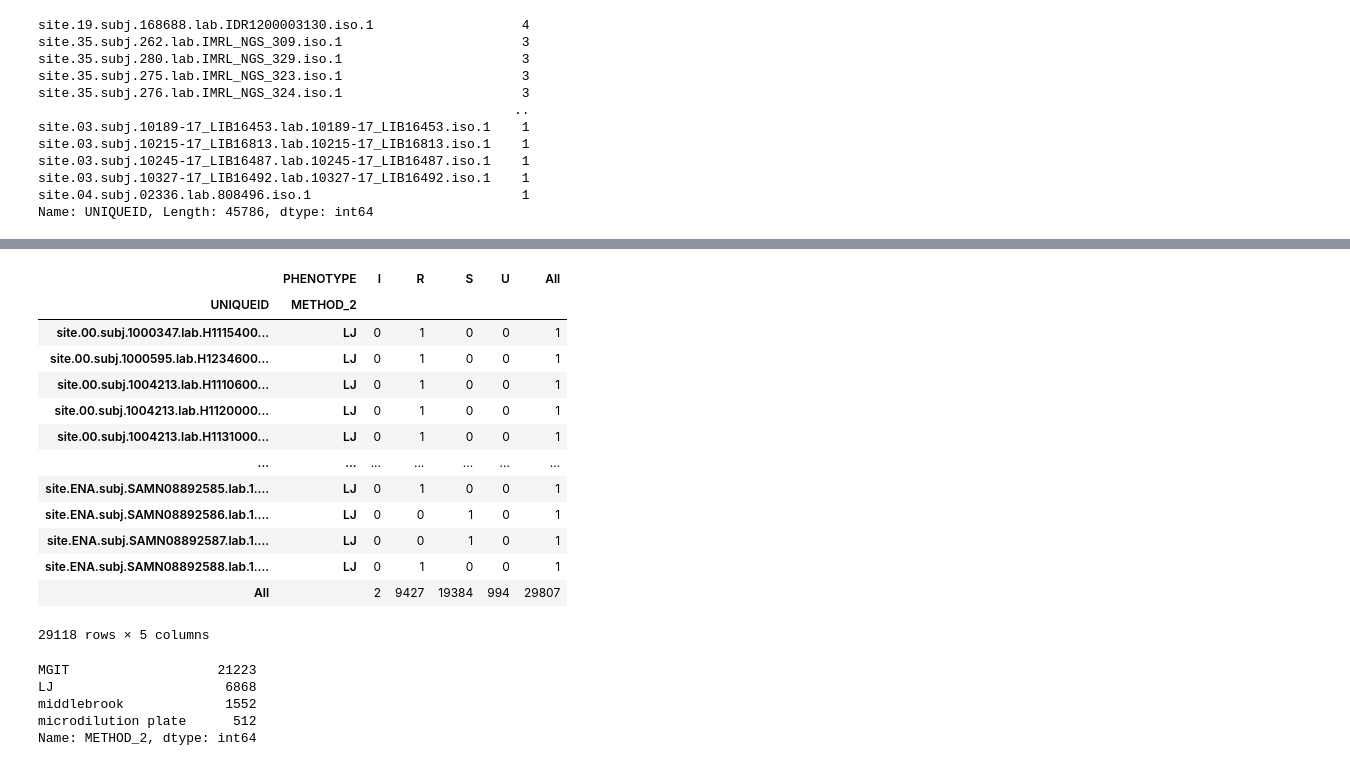
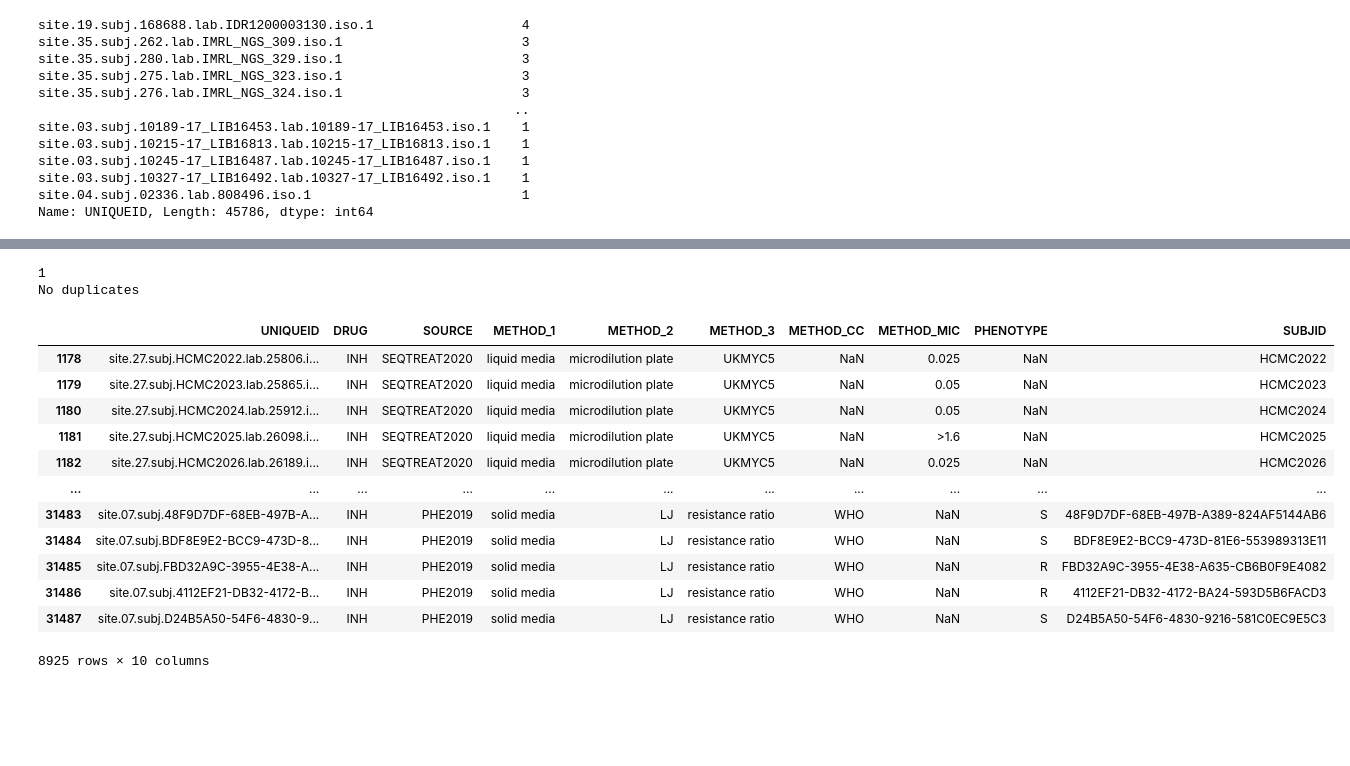
Before and after one commit to fowler-lab/Inh_resistance, a Jupyter notebook: CRyPTIC_KatG.ipynb, the cells around one changed output, grey strips where cells are left out. Cells and saved outputs as stored; diff of their text form; code cells hidden in the pictures; blank space fills up the shorter version.

```diff
--- a/CRyPTIC_KatG.ipynb
+++ b/CRyPTIC_KatG.ipynb
@@ -344,25 +441,35 @@ non_plated_IDs.reset_index(inplace = True)
-# %%
-pd.crosstab([non_plated_IDs.UNIQUEID,non_plated_IDs.METHOD_2],non_plated_IDs.PHENOTYPE,margins=True)
-# %% [output]
-|  | PHENOTYPE | I | R | S | U | All |
-| UNIQUEID | METHOD_2 |  |  |  |  |  |
-| site.00.subj.1000347.lab.H1115400... | LJ | 0 | 1 | 0 | 0 | 1 |
-| site.00.subj.1000595.lab.H1234600... | LJ | 0 | 1 | 0 | 0 | 1 |
-| site.00.subj.1004213.lab.H1110600... | LJ | 0 | 1 | 0 | 0 | 1 |
-| site.00.subj.1004213.lab.H1120000... | LJ | 0 | 1 | 0 | 0 | 1 |
-| site.00.subj.1004213.lab.H1131000... | LJ | 0 | 1 | 0 | 0 | 1 |
-| ... | ... | ... | ... | ... | ... | ... |
-| site.ENA.subj.SAMN08892585.lab.1.... | LJ | 0 | 1 | 0 | 0 | 1 |
-| site.ENA.subj.SAMN08892586.lab.1.... | LJ | 0 | 0 | 1 | 0 | 1 |
-| site.ENA.subj.SAMN08892587.lab.1.... | LJ | 0 | 0 | 1 | 0 | 1 |
-| site.ENA.subj.SAMN08892588.lab.1.... | LJ | 0 | 1 | 0 | 0 | 1 |
-| All |  | 2 | 9427 | 19384 | 994 | 29807 |
-29118 rows × 5 columns
-# %%
-non_plated_IDs.METHOD_2.value_counts()
-# %% [output]
-MGIT                   21223
-LJ                      6868
-middlebrook             1552
-microdilution plate      512
-Name: METHOD_2, dtype: int64
+# %%
+rows_single_UIDs = non_plated_IDs.loc[~non_plated_IDs['UNIQUEID'].isin(rows_multiple_UIDs['UNIQUEID'])]
+
+#test that there are no UNIQUEID duplicates in single UID df
+no_repeats = []
+for i in rows_single_UIDs['UNIQUEID']:
+    repeats = len(rows_single_UIDs[rows_single_UIDs['UNIQUEID'] == i])
+    no_repeats.append(repeats)
+print(max(no_repeats))
+if max(no_repeats) == 1:
+    print('No duplicates')
+else:
+    print('UNIQUEID duplicates found')
+# %% [output]
+1
+No duplicates
+# %%
+singles_non_MGIT = rows_single_UIDs[rows_single_UIDs['METHOD_2'] != 'MGIT']
+singles_MGIT = rows_single_UIDs[rows_single_UIDs['METHOD_2'] == 'MGIT']
+# %%
+singles_non_MGIT
+# %% [output]
+|  | UNIQUEID | DRUG | SOURCE | METHOD_1 | METHOD_2 | METHOD_3 | METHOD_CC | METHOD_MIC | PHENOTYPE | SUBJID |
+| 1178 | site.27.subj.HCMC2022.lab.25806.i... | INH | SEQTREAT2020 | liquid media | microdilution plate | UKMYC5 | NaN | 0.025 | NaN | HCMC2022 |
+| 1179 | site.27.subj.HCMC2023.lab.25865.i... | INH | SEQTREAT2020 | liquid media | microdilution plate | UKMYC5 | NaN | 0.05 | NaN | HCMC2023 |
+| 1180 | site.27.subj.HCMC2024.lab.25912.i... | INH | SEQTREAT2020 | liquid media | microdilution plate | UKMYC5 | NaN | 0.05 | NaN | HCMC2024 |
+| 1181 | site.27.subj.HCMC2025.lab.26098.i... | INH | SEQTREAT2020 | liquid media | microdilution plate | UKMYC5 | NaN | >1.6 | NaN | HCMC2025 |
+| 1182 | site.27.subj.HCMC2026.lab.26189.i... | INH | SEQTREAT2020 | liquid media | microdilution plate | UKMYC5 | NaN | 0.025 | NaN | HCMC2026 |
+| ... | ... | ... | ... | ... | ... | ... | ... | ... | ... | ... |
+| 31483 | site.07.subj.48F9D7DF-68EB-497B-A... | INH | PHE2019 | solid media | LJ | resistance ratio | WHO | NaN | S | 48F9D7DF-68EB-497B-A389-824AF5144AB6 |
+| 31484 | site.07.subj.BDF8E9E2-BCC9-473D-8... | INH | PHE2019 | solid media | LJ | resistance ratio | WHO | NaN | S | BDF8E9E2-BCC9-473D-81E6-553989313E11 |
+| 31485 | site.07.subj.FBD32A9C-3955-4E38-A... | INH | PHE2019 | solid media | LJ | resistance ratio | WHO | NaN | R | FBD32A9C-3955-4E38-A635-CB6B0F9E4082 |
+| 31486 | site.07.subj.4112EF21-DB32-4172-B... | INH | PHE2019 | solid media | LJ | resistance ratio | WHO | NaN | R | 4112EF21-DB32-4172-BA24-593D5B6FACD3 |
+| 31487 | site.07.subj.D24B5A50-54F6-4830-9... | INH | PHE2019 | solid media | LJ | resistance ratio | WHO | NaN | S | D24B5A50-54F6-4830-9216-581C0EC9E5C3 |
+8925 rows × 10 columns
```
Also changed, not shown: parts of 13 cells of this notebook.
